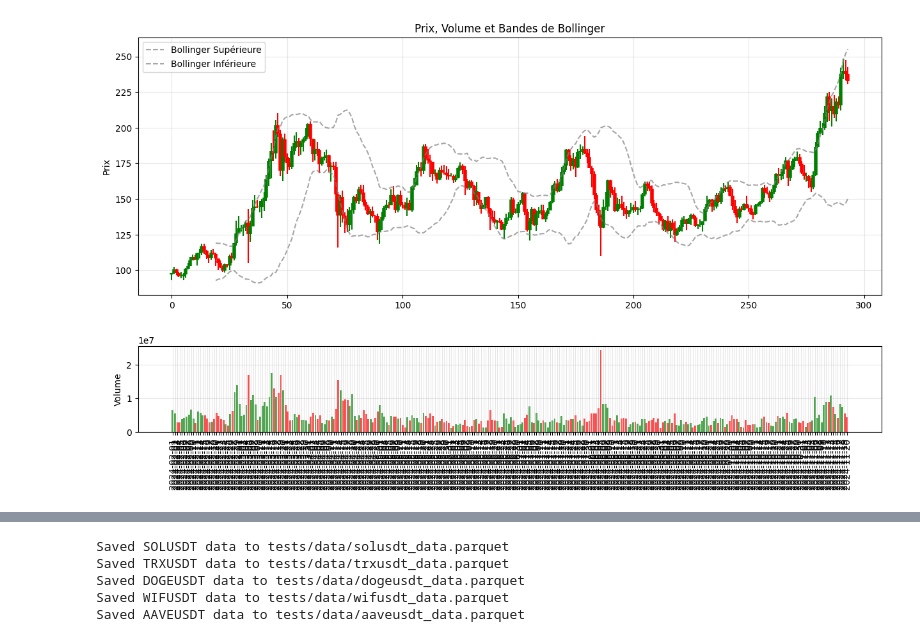
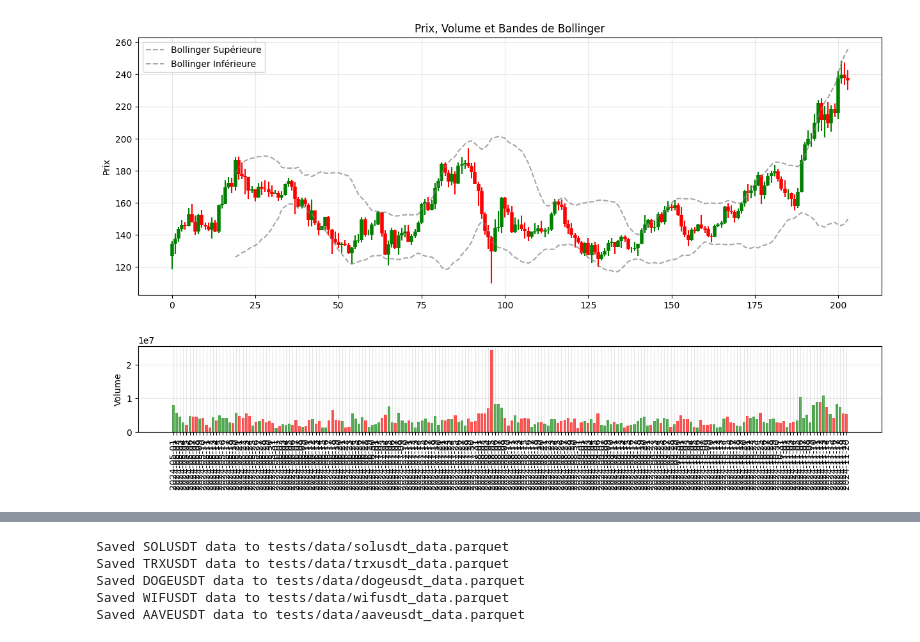
Before and after one commit to Romathonat/MTAL, a Jupyter notebook: notebooks/froment.ipynb, the cells around one changed output, grey strips where cells are left out. Saved outputs shown, nothing was run; the diff lists cells and outputs as text; code cells hidden in the pictures.

```diff
--- a/notebooks/froment.ipynb
+++ b/notebooks/froment.ipynb
@@ -1,28 +1,24 @@
 # %%
 from src.mtal.data_collect import (
     get_pair_df,
     get_spot_pairs,
     get_stock_data,
     get_ticker_names,
 )
 from src.mtal.analysis import compute_BB
 from src.mtal.dataviz import plot_price_history
 import polars as pl
 
 df = get_pair_df(
             pair="SOLUSDT",
-            # pair="TRXUSDT",
-            # pair="DOGEUSDT",
-            # pair="WIFUSDT",
-            # pair="AAVEUSDT",
             limit=300,
             frequency="1d",
-            # start_time="01/05/24",
-            start_time="01/02/24",
+            start_time="01/05/24",
+            # start_time="01/02/23",
         )
 df = df.with_columns(pl.Series(name="idx", values=range(len(df))))
 df = compute_BB(df)
 plot_price_history(df, limit=len(df))
 # %% [output]
-[figure, old version]
+[figure, new version]
 # %%
```
Also changed, not shown: parts of 5 cells of this notebook, 8 other files.
